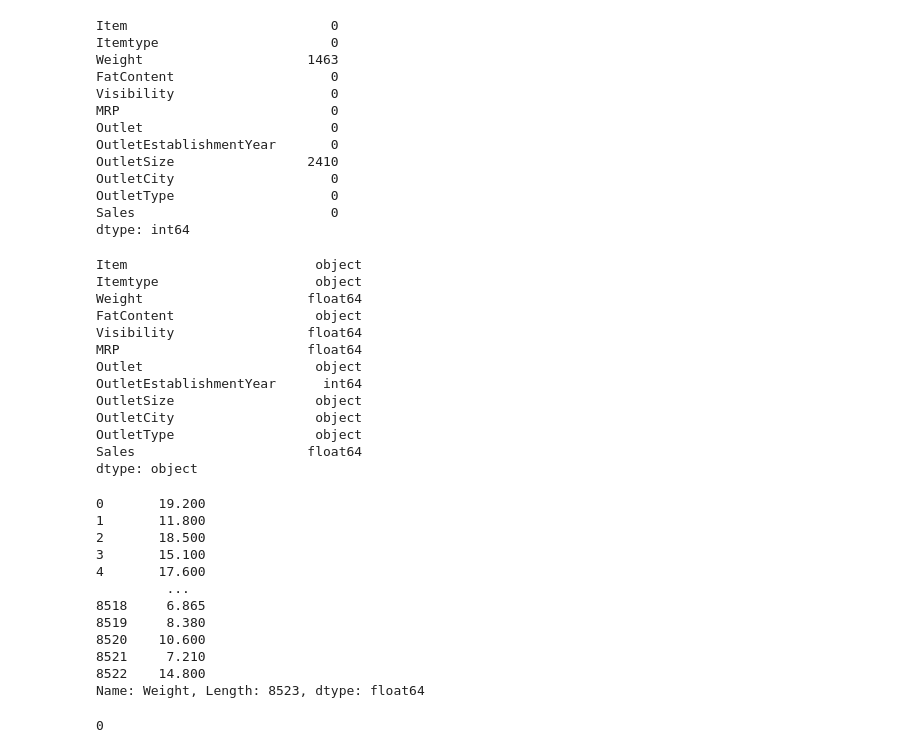
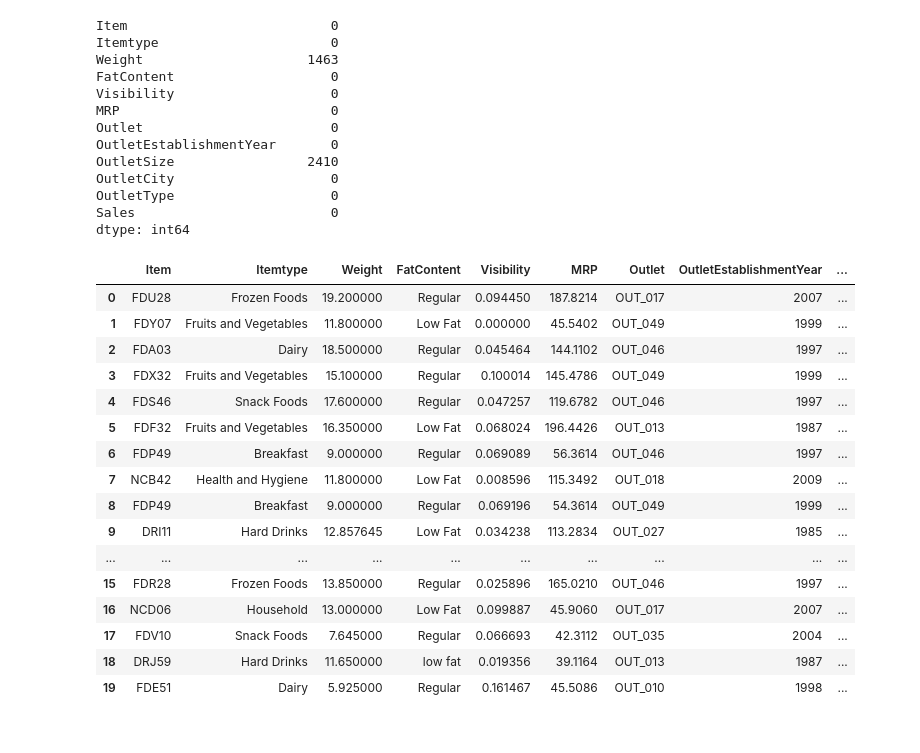
Before and after one commit to ashutoshg18/MegaStore, a Jupyter notebook: Pinnacle BootCamp Prob1.ipynb, the cells around one changed output. Drawn from its saved outputs; the diff is of its cells as text; code cells hidden in the pictures.

```diff
--- a/Pinnacle BootCamp Prob1.ipynb
+++ b/Pinnacle BootCamp Prob1.ipynb
@@ -59,40 +59,27 @@ OutletCity                    0
 OutletType                    0
 Sales                         0
 dtype: int64
-# %%
-raw_data.dtypes
-# %% [output]
-Item                        object
-Itemtype                    object
-Weight                     float64
-FatContent                  object
-Visibility                 float64
-MRP                        float64
-Outlet                      object
-OutletEstablishmentYear      int64
-OutletSize                  object
-OutletCity                  object
-OutletType                  object
-Sales                      float64
-dtype: object
 # %%
-raw_data.Weight.fillna(12.857645)
+raw_data['Weight'].fillna(value=12.857645, inplace=True)
-# %% [output]
-0       19.200
-1       11.800
-2       18.500
-3       15.100
-4       17.600
-         ...
-8518     6.865
-8519     8.380
-8520    10.600
-8521     7.210
-8522    14.800
-Name: Weight, Length: 8523, dtype: float64
 # %%
-raw_data = raw_data.OutletSize.fillna('Unknown')
+raw_data['OutletSize'].fillna(value='Unknown', inplace=True)
 # %%
-raw_data.isnull().sum(axis=0)
+raw_data.head(20)
 # %% [output]
-0
+|  | Item | Itemtype | Weight | FatContent | Visibility | MRP | Outlet | OutletEstablishmentYear | ... |
+| 0 | FDU28 | Frozen Foods | 19.200000 | Regular | 0.094450 | 187.8214 | OUT_017 | 2007 | ... |
+| 1 | FDY07 | Fruits and Vegetables | 11.800000 | Low Fat | 0.000000 | 45.5402 | OUT_049 | 1999 | ... |
+| 2 | FDA03 | Dairy | 18.500000 | Regular | 0.045464 | 144.1102 | OUT_046 | 1997 | ... |
+| 3 | FDX32 | Fruits and Vegetables | 15.100000 | Regular | 0.100014 | 145.4786 | OUT_049 | 1999 | ... |
+| 4 | FDS46 | Snack Foods | 17.600000 | Regular | 0.047257 | 119.6782 | OUT_046 | 1997 | ... |
+| 5 | FDF32 | Fruits and Vegetables | 16.350000 | Low Fat | 0.068024 | 196.4426 | OUT_013 | 1987 | ... |
+| 6 | FDP49 | Breakfast | 9.000000 | Regular | 0.069089 | 56.3614 | OUT_046 | 1997 | ... |
+| 7 | NCB42 | Health and Hygiene | 11.800000 | Low Fat | 0.008596 | 115.3492 | OUT_018 | 2009 | ... |
+| 8 | FDP49 | Breakfast | 9.000000 | Regular | 0.069196 | 54.3614 | OUT_049 | 1999 | ... |
+| 9 | DRI11 | Hard Drinks | 12.857645 | Low Fat | 0.034238 | 113.2834 | OUT_027 | 1985 | ... |
+| ... | ... | ... | ... | ... | ... | ... | ... | ... | ... |
+| 15 | FDR28 | Frozen Foods | 13.850000 | Regular | 0.025896 | 165.0210 | OUT_046 | 1997 | ... |
+| 16 | NCD06 | Household | 13.000000 | Low Fat | 0.099887 | 45.9060 | OUT_017 | 2007 | ... |
+| 17 | FDV10 | Snack Foods | 7.645000 | Regular | 0.066693 | 42.3112 | OUT_035 | 2004 | ... |
+| 18 | DRJ59 | Hard Drinks | 11.650000 | low fat | 0.019356 | 39.1164 | OUT_013 | 1987 | ... |
+| 19 | FDE51 | Dairy | 5.925000 | Regular | 0.161467 | 45.5086 | OUT_010 | 1998 | ... |
```
Also changed, not shown: parts of 1 cell of this notebook.
